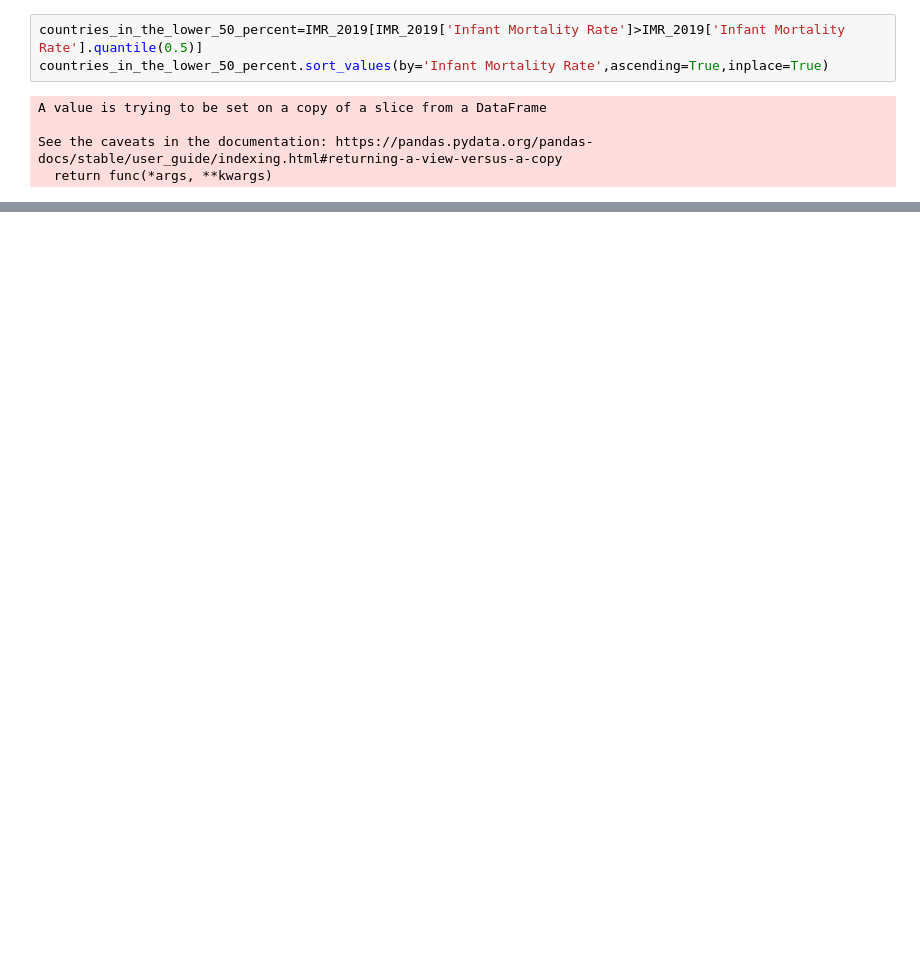
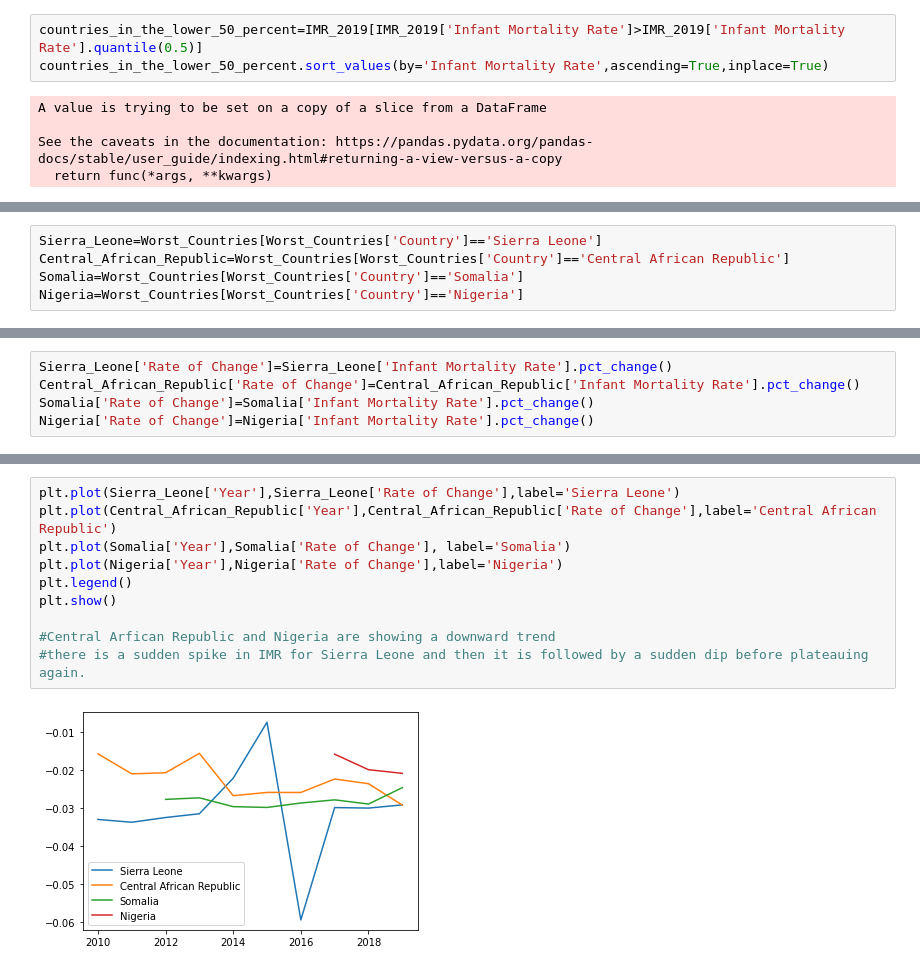
Before and after one commit to ahan-b/Projects, a Jupyter notebook: EDA_on_IMR.ipynb, the cells around one changed output, grey strips where cells are left out. Drawn from its saved outputs; the diff is of its cells as text; blank space fills up the shorter version.

```diff
--- a/EDA_on_IMR.ipynb
+++ b/EDA_on_IMR.ipynb
@@ -230,0 +634,5 @@ top_countries.head()
+# %%
+Sierra_Leone=Worst_Countries[Worst_Countries['Country']=='Sierra Leone']
+Central_African_Republic=Worst_Countries[Worst_Countries['Country']=='Central African Republic']
+Somalia=Worst_Countries[Worst_Countries['Country']=='Somalia']
+Nigeria=Worst_Countries[Worst_Countries['Country']=='Nigeria']
@@ -230,0 +654,5 @@ top_countries.head()
+# %%
+Sierra_Leone['Rate of Change']=Sierra_Leone['Infant Mortality Rate'].pct_change()
+Central_African_Republic['Rate of Change']=Central_African_Republic['Infant Mortality Rate'].pct_change()
+Somalia['Rate of Change']=Somalia['Infant Mortality Rate'].pct_change()
+Nigeria['Rate of Change']=Nigeria['Infant Mortality Rate'].pct_change()
@@ -230,0 +717,12 @@ top_countries.head()
+# %%
+plt.plot(Sierra_Leone['Year'],Sierra_Leone['Rate of Change'],label='Sierra Leone')
+plt.plot(Central_African_Republic['Year'],Central_African_Republic['Rate of Change'],label='Central African Republic')
+plt.plot(Somalia['Year'],Somalia['Rate of Change'], label='Somalia')
+plt.plot(Nigeria['Year'],Nigeria['Rate of Change'],label='Nigeria')
+plt.legend()
+plt.show()
+
+#Central Arfican Republic and Nigeria are showing a downward trend
+#there is a sudden spike in IMR for Sierra Leone and then it is followed by a sudden dip before plateauing again.
+# %% [output]
+[figure, added]
```
Also changed, not shown: parts of 85 cells of this notebook.
